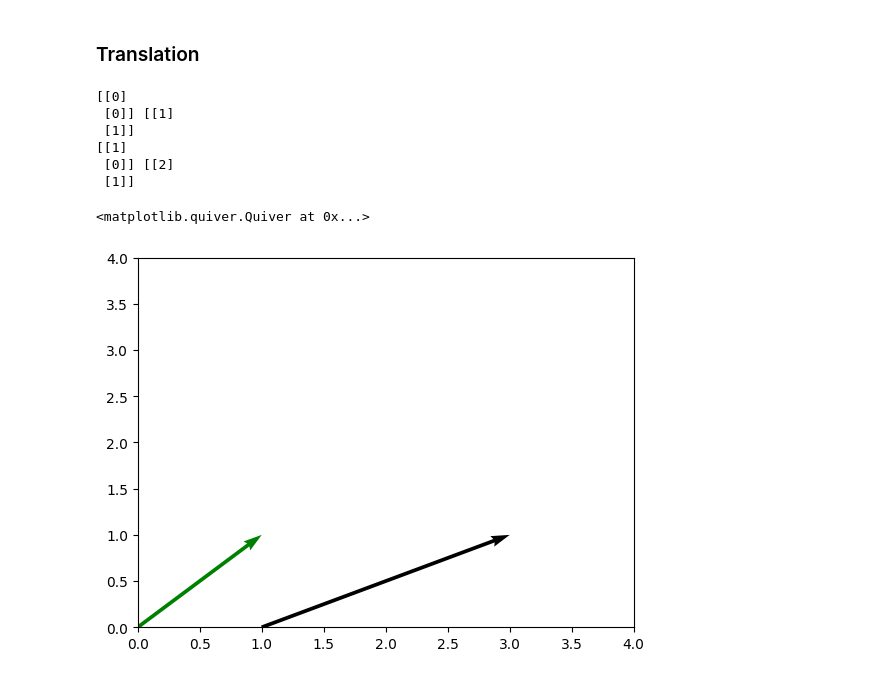
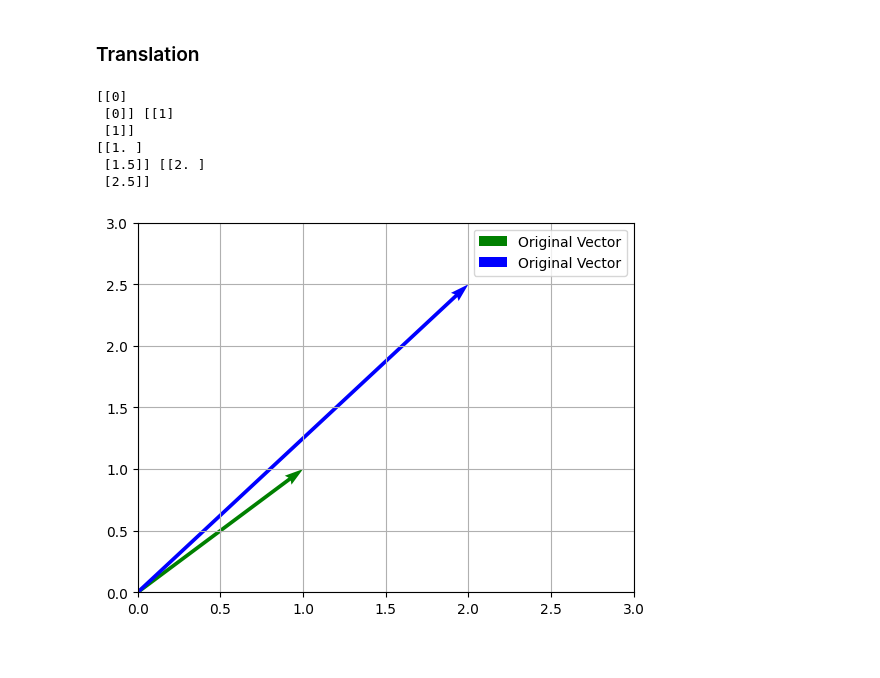
Before and after one commit to navgaur/Mathematical-Physics-III, a Jupyter notebook: Complex_UGCF.ipynb, the cells around one changed output. Saved outputs shown, nothing was run; the diff lists cells and outputs as text; code cells hidden in the pictures.

```diff
--- a/Complex_UGCF.ipynb
+++ b/Complex_UGCF.ipynb
@@ -159,41 +159,43 @@ plt.show()
 # %%
 import numpy as np
 import matplotlib.pyplot as plt
 
 tx = 1
-ty = 0
+ty = 1.5
 
 TMat = np.array([[tx],[ty]])
 
 x0 = np.array([[0],[0]])
 x1 = np.array([[1],[1]])
 
 x0p = np.add(x0,TMat)
 x1p = np.add(x1,TMat)
 
 print(x0,x1)
 print(x0p,x1p)
 
-plt.xlim((0,4))
-plt.ylim((0,4))
+plt.xlim((0,3))
+plt.ylim((0,3))
+plt.grid()
+
 
 plt.quiver(x0[0],x0[1],x1[0],x1[1],\
         color='g',angles='xy',\
         scale_units='xy',scale=1,\
         label ='Original Vector')
 
-#plt.quiver(x0p[0],x0p[1],x1p[0],x1p[1],\
-#        color='g',\
-#        scale_units='xy',scale=1,\
-#        label ='Original Vector')
+plt.quiver(x0[0],x0[1],x1p[0],x1p[1],\
+        color='b', angles='xy',
+        scale_units='xy', scale=1,\
+        label ='Original Vector')
 
-plt.quiver(x0p[0],x0p[1],x1p[0],x1p[1],angles='xy',scale_units='xy',scale=1)
+plt.legend()
+plt.show()
 # %% [output]
 [[0]
  [0]] [[1]
  [1]]
-[[1]
- [0]] [[2]
- [1]]
+[[1. ]
+ [1.5]] [[2. ]
+ [2.5]]
-<matplotlib.quiver.Quiver at 0x...>
-[figure, old version]
+[figure, new version]
```
